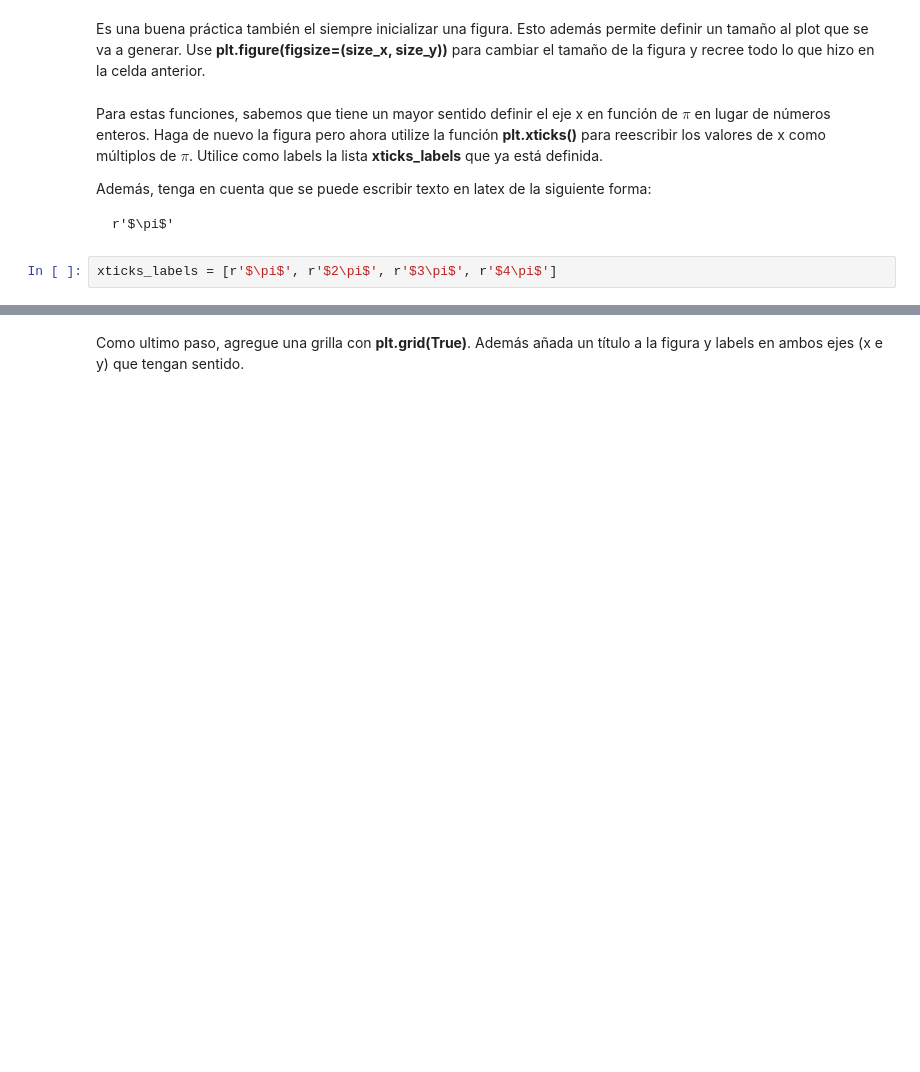
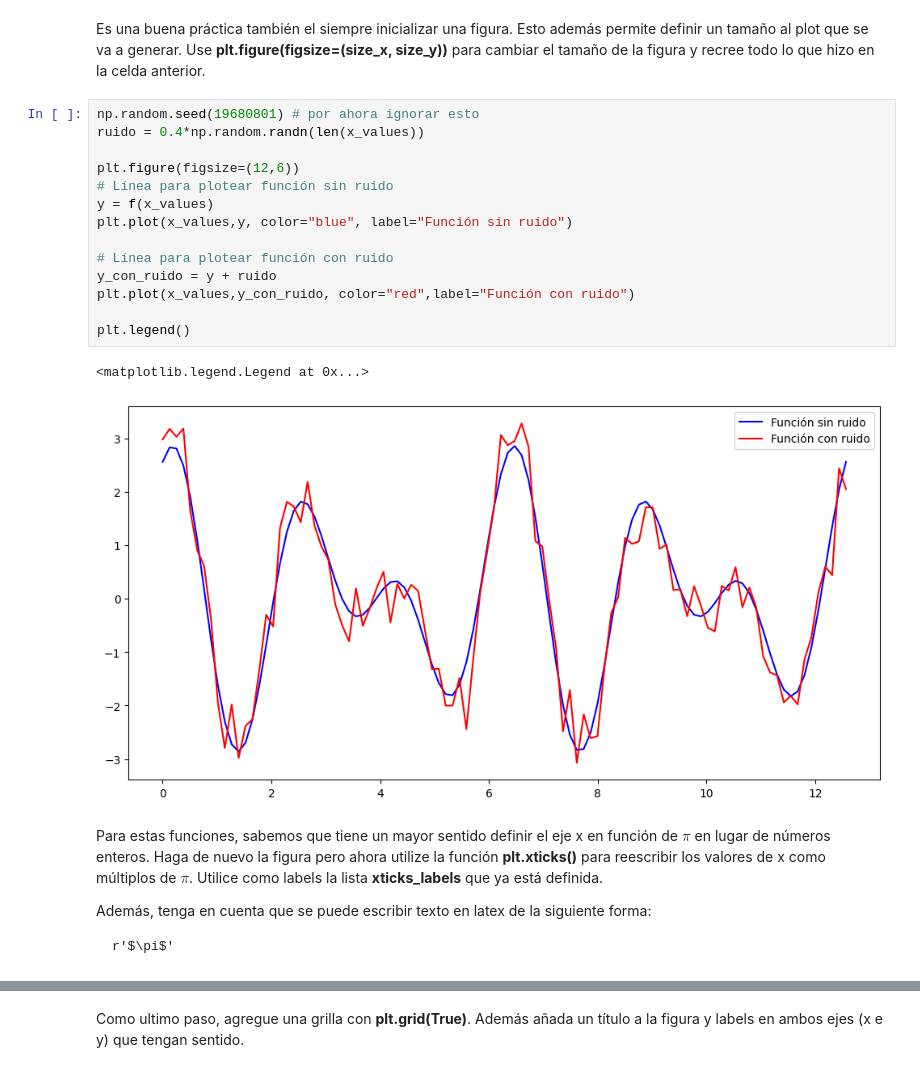
Before and after one commit to Xavier204/Tarea-1, a Jupyter notebook: Tarea_1.ipynb, the cells around one changed output, grey strips where cells are left out. Drawn from its saved outputs; the diff is of its cells as text; blank space fills up the shorter version.

````diff
--- a/Tarea_1.ipynb
+++ b/Tarea_1.ipynb
@@ -341,5 +350,22 @@ ruido = 0.4*np.random.randn(len(x_values))
 # %% [markdown]
 Es una buena práctica también el siempre inicializar una figura. Esto además permite definir un tamaño al plot que se va a generar. Use **plt.figure(figsize=(size_x, size_y))** para cambiar el tamaño de la figura y recree todo lo que hizo en la celda anterior.
+# %%
+np.random.seed(19680801) # por ahora ignorar esto
+ruido = 0.4*np.random.randn(len(x_values))
+
+plt.figure(figsize=(12,6))
+# Línea para plotear función sin ruido
+y = f(x_values)
+plt.plot(x_values,y, color="blue", label="Función sin ruido")
+
+# Línea para plotear función con ruido
+y_con_ruido = y + ruido
+plt.plot(x_values,y_con_ruido, color="red",label="Función con ruido")
+
+plt.legend()
+# %% [output]
+<matplotlib.legend.Legend at 0x...>
+[figure, added]
 # %% [markdown]
 Para estas funciones, sabemos que tiene un mayor sentido definir el eje x en función de $\pi$ en lugar de números enteros. Haga de nuevo la figura pero ahora utilize la función **plt.xticks()** para reescribir los valores de x como múltiplos de $\pi$. Utilice como labels la lista **xticks_labels** que ya está definida.
 
@@ -347,5 +373,3 @@ Además, tenga en cuenta que se puede escribir texto en latex de la siguiente fo
 ```
 r'$\pi$'
 ```
-# %%
-xticks_labels = [r'$\pi$', r'$2\pi$', r'$3\pi$', r'$4\pi$']
````
Also changed, not shown: parts of 13 cells of this notebook.
